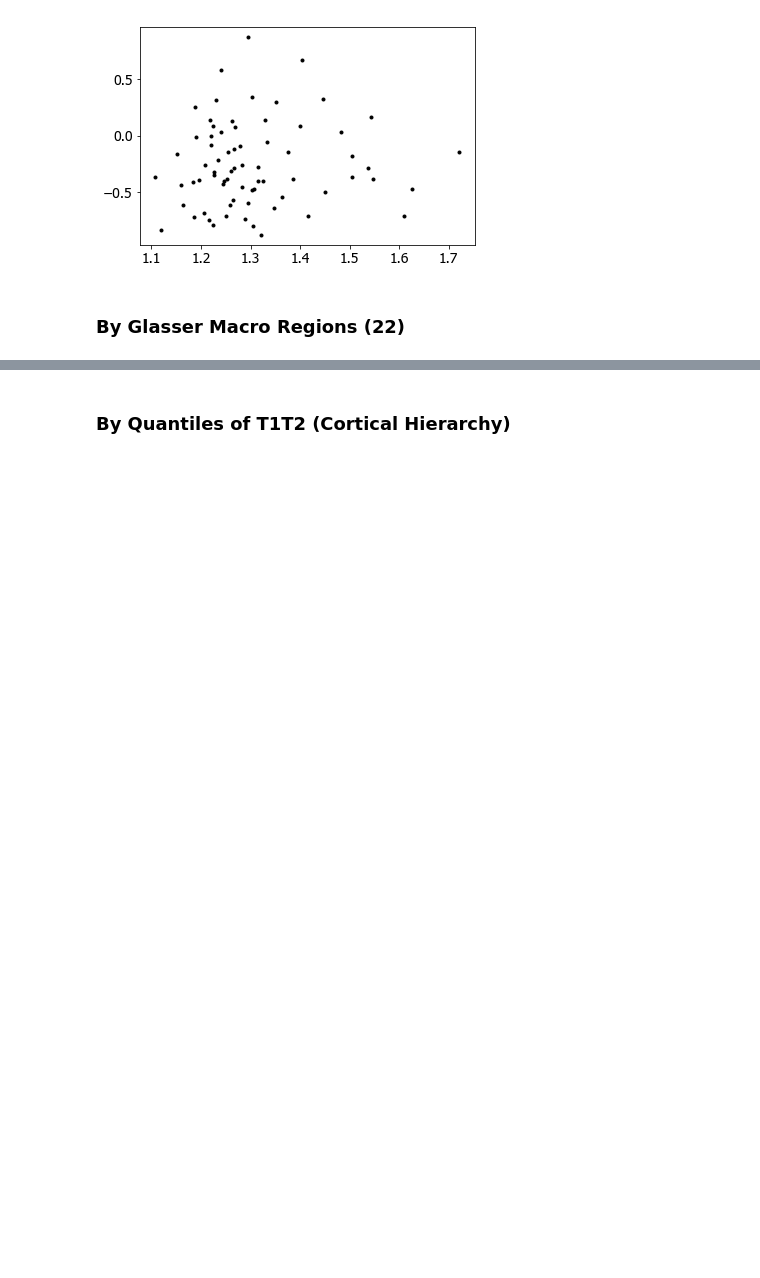
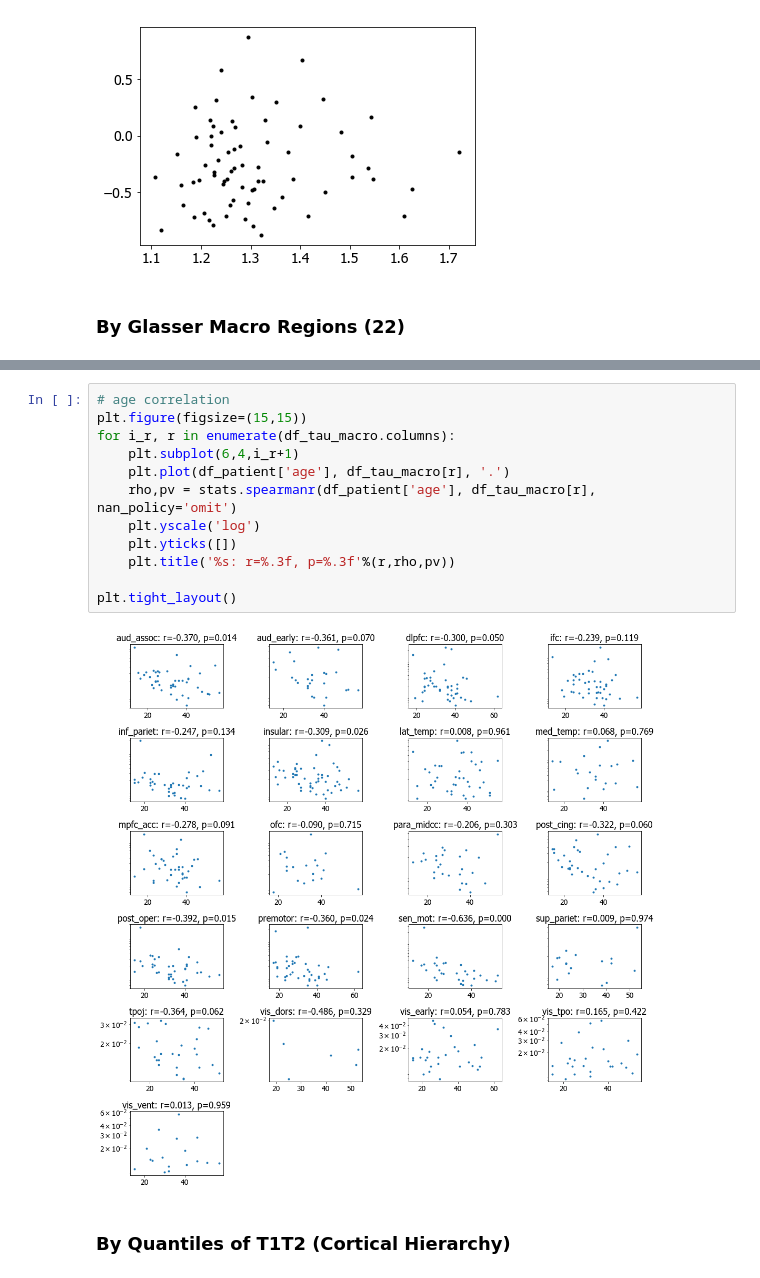
Before and after one commit to rdgao/field-echos, a Jupyter notebook: notebooks/viz_human_MMP.ipynb, the cells around one changed output, grey strips where cells are left out. Drawn from its saved outputs; the diff is of its cells as text; blank space fills up the shorter version.

```diff
--- a/notebooks/viz_human_MMP.ipynb
+++ b/notebooks/viz_human_MMP.ipynb
@@ -378,3 +262,17 @@ glasser_clusters = {
+# %%
+# age correlation
+plt.figure(figsize=(15,15))
+for i_r, r in enumerate(df_tau_macro.columns):
+    plt.subplot(6,4,i_r+1)
+    plt.plot(df_patient['age'], df_tau_macro[r], '.')
+    rho,pv = stats.spearmanr(df_patient['age'], df_tau_macro[r], nan_policy='omit')
+    plt.yscale('log')
+    plt.yticks([])
+    plt.title('%s: r=%.3f, p=%.3f'%(r,rho,pv))
+
+plt.tight_layout()
+# %% [output]
+[figure, added]
 # %% [markdown]
 ### By Quantiles of T1T2 (Cortical Hierarchy)
 # %%
```
Also changed, not shown: parts of 7 cells of this notebook, 6 other files.
